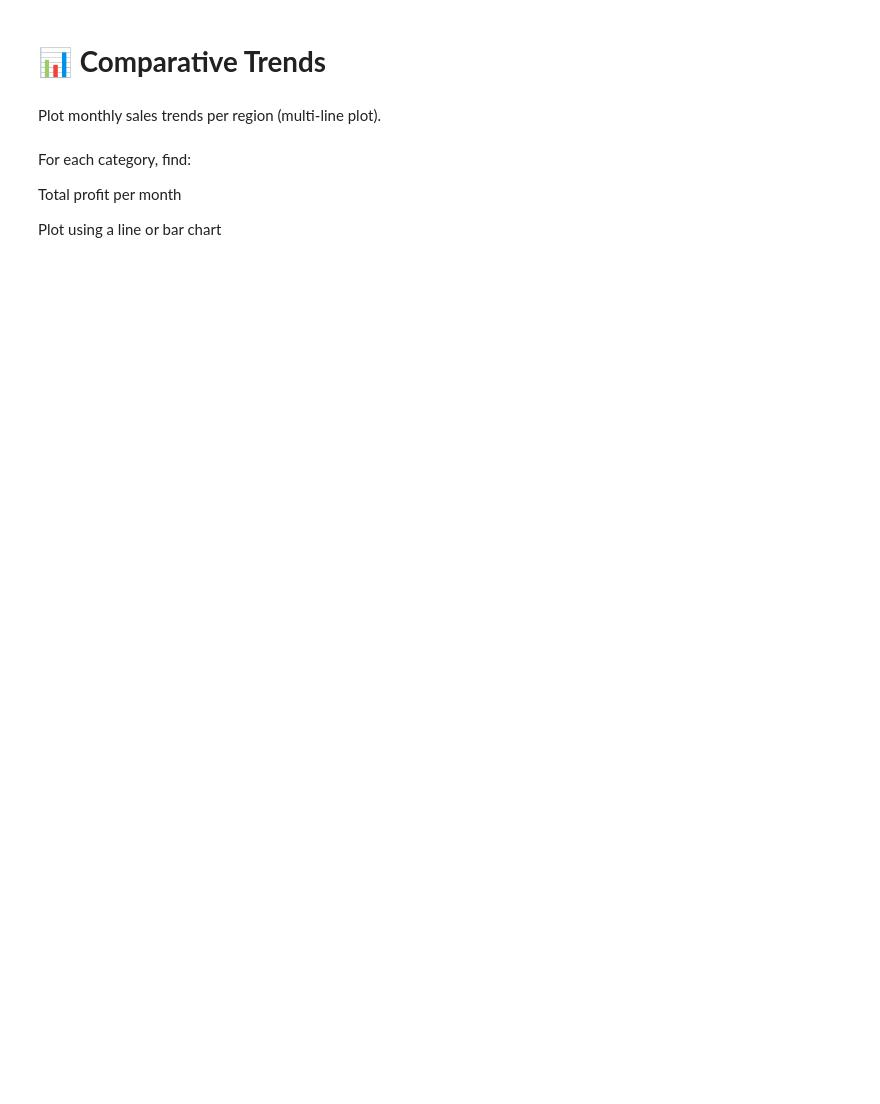
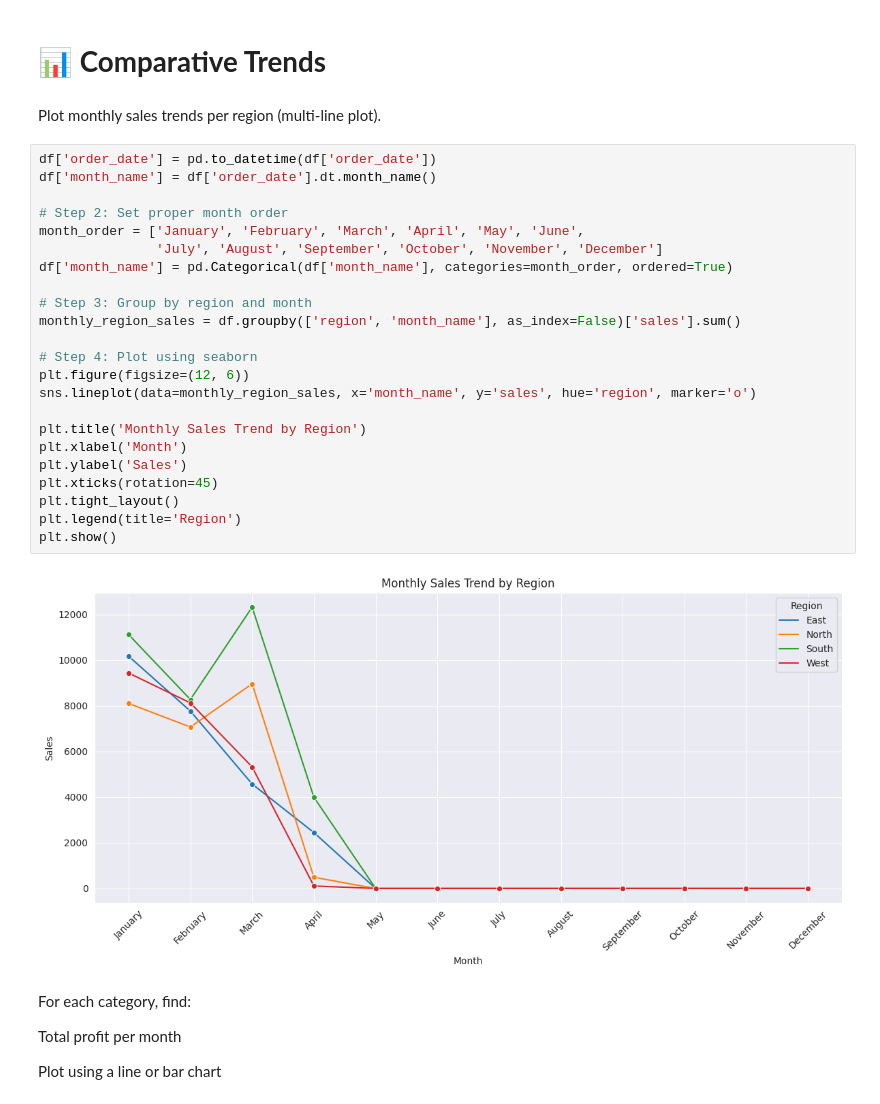
Before and after one commit to pratapjay/Sales_Data-Analytics, a Jupyter notebook: Sales_insights.ipynb, the cells around one changed output. Drawn from its saved outputs; the diff is of its cells as text; blank space fills up the shorter version.

```diff
--- a/Sales_insights.ipynb
+++ b/Sales_insights.ipynb
@@ -790,6 +891,31 @@ In which month was profit the highest?
 # **📊 Comparative Trends**
 # %% [markdown]
 Plot monthly sales trends per region (multi-line plot).
+# %%
+df['order_date'] = pd.to_datetime(df['order_date'])
+df['month_name'] = df['order_date'].dt.month_name()
+
+# Step 2: Set proper month order
+month_order = ['January', 'February', 'March', 'April', 'May', 'June',
+               'July', 'August', 'September', 'October', 'November', 'December']
+df['month_name'] = pd.Categorical(df['month_name'], categories=month_order, ordered=True)
+
+# Step 3: Group by region and month
+monthly_region_sales = df.groupby(['region', 'month_name'], as_index=False)['sales'].sum()
+
+# Step 4: Plot using seaborn
+plt.figure(figsize=(12, 6))
+sns.lineplot(data=monthly_region_sales, x='month_name', y='sales', hue='region', marker='o')
+
+plt.title('Monthly Sales Trend by Region')
+plt.xlabel('Month')
+plt.ylabel('Sales')
+plt.xticks(rotation=45)
+plt.tight_layout()
+plt.legend(title='Region')
+plt.show()
+# %% [output]
+[figure, added]
 # %% [markdown]
 For each category, find:
 
```
Also changed, not shown: parts of 13 cells of this notebook.
